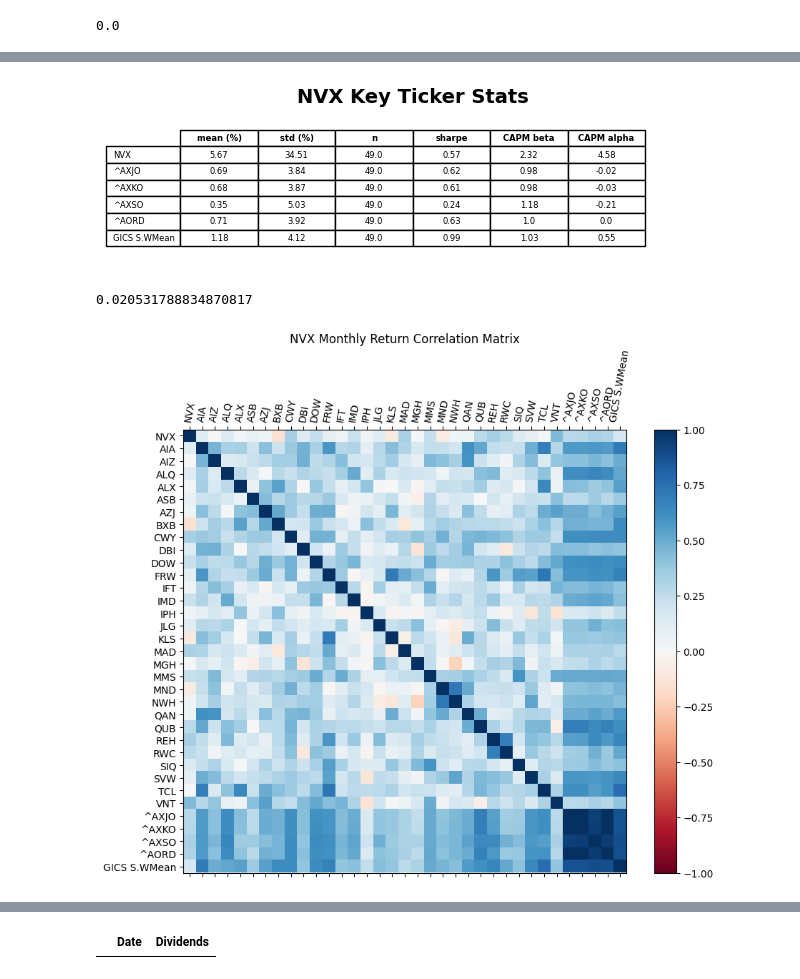
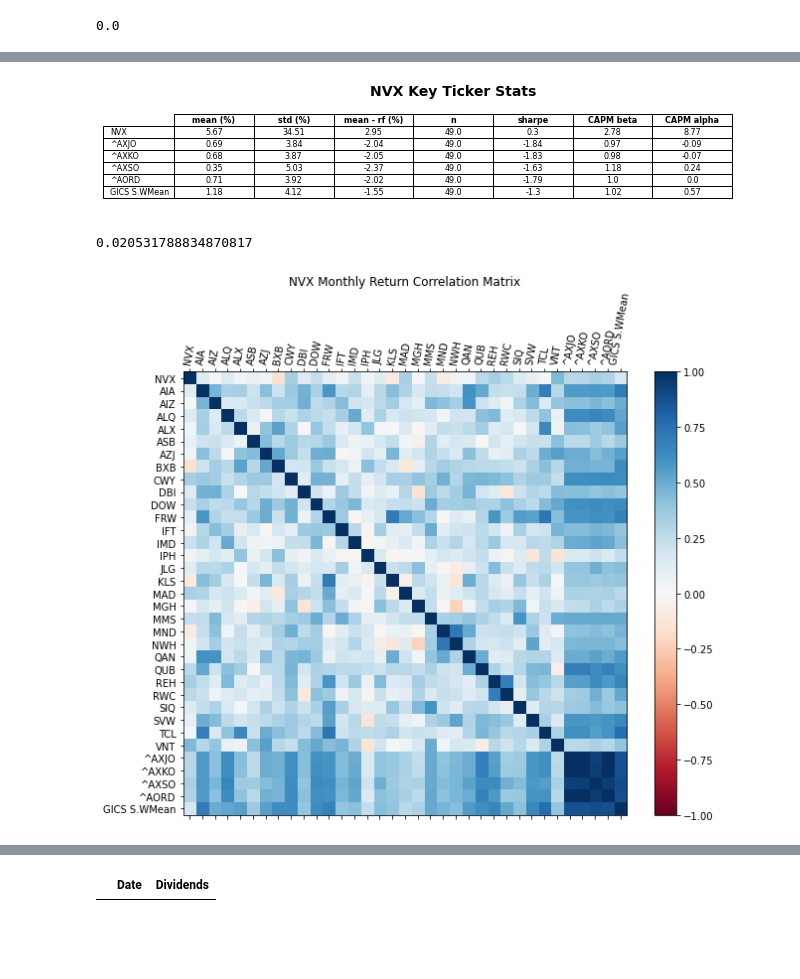
Before and after one commit to TGChenZP/HuangPu_EquityResearchPlatform, a Jupyter notebook: notebook/analysis.ipynb, the cells around one changed output, grey strips where cells are left out. Saved outputs shown, nothing was run; the diff lists cells and outputs as text; code cells hidden in the pictures; blank space fills up the shorter version.

Commit message:
fix: interest rate

```diff
--- a/notebook/analysis.ipynb
+++ b/notebook/analysis.ipynb
@@ -19,6 +19,28 @@ TICKER = 'NVX'
 first_end_of_quarter = '2020-06'
 last_end_of_quarter = '2024-06'
 historical_prices = {}
+# %%
+AU_interest_rate = pd.read_csv(
+    '../data/Australia 10-Year Bond Yield Historical Data.csv')
+
+AU_interest_rate['rf'] = AU_interest_rate['Price'].shift(-1)
+
+AU_interest_rate = AU_interest_rate.dropna()
+AU_interest_rate = AU_interest_rate[['Date', 'rf']]
+
+AU_interest_rate['Date'] = pd.to_datetime(
+    AU_interest_rate['Date'], dayfirst=True)
+
+AU_interest_rate_monthly = AU_interest_rate
+
+AU_interest_rate_quarterly = AU_interest_rate[AU_interest_rate['Date'].dt.month.isin([
+                                                                                     1, 4, 7, 10])]
+AU_interest_rate_annualy = AU_interest_rate[AU_interest_rate['Date'].dt.month.isin([
+                                                                                   1])]
+
+AU_interest_rate_monthly = AU_interest_rate_monthly.set_index('Date')
+AU_interest_rate_quarterly = AU_interest_rate_quarterly.set_index('Date')
+AU_interest_rate_annualy = AU_interest_rate_annualy.set_index('Date')
 # %%
 asx_companies_directory = pd.read_csv('../data/asx_companies_directory.csv')
 asx_companies_directory['Market Cap'] = asx_companies_directory['Market Cap'].apply(
@@ -190,15 +211,18 @@ $FRW.AX: possibly delisted; no price data found  (1d 2022-01-01 -> 2022-12-31) (
 # %%
 monthly_returns_df_dict = {}
 for ticker, price_df in historical_prices.items():
-    monthly_returns_df_dict[ticker] = get_return(price_df, 'M')
+    monthly_returns_df_dict[ticker] = get_return(
+        price_df, AU_interest_rate_monthly, 'M')
 
 quarterly_returns_df_dict = {}
 for ticker, price_df in historical_prices.items():
-    quarterly_returns_df_dict[ticker] = get_return(price_df, 'Q')
+    quarterly_returns_df_dict[ticker] = get_return(
+        price_df, AU_interest_rate_quarterly, 'Q')
 
 yearly_returns_df_dict = {}
 for ticker, price_df in historical_prices.items():
-    yearly_returns_df_dict[ticker] = get_return(price_df, 'Y')
+    yearly_returns_df_dict[ticker] = get_return(
+        price_df, AU_interest_rate_annualy, 'Y')
 # %%
 monthly_returns_df_dict = get_gics_industry_weighted_mean(
     monthly_returns_df_dict, TICKER, my_portfolio_tickers, same_gics_industry_weight_dict, index_tickers, 'M', comparable_tickers=comparable_tickers)
@@ -259,35 +346,35 @@ stats_df
 # %%
 # Assuming key_ticker_stats is already created from your DataFrame
 key_ticker_stats = stats_df.loc[[TICKER, '^AXJO',
                                  '^AXKO', '^AXSO', '^AORD'] + ['GICS I.WMean' if 'industry' in comparable_tickers['type'] else 'GICS S.WMean']]
 
 # Create the plot
-fig, ax = plt.subplots(figsize=(6, 2))  # Adjust figure size as needed
+fig, ax = plt.subplots(figsize=(10, 2))  # Adjust figure size as needed
 ax.axis('tight')
 ax.axis('off')
 
 # Create a table in the plot
 table = ax.table(cellText=key_ticker_stats.values,
                  colLabels=key_ticker_stats.columns,
                  rowLabels=key_ticker_stats.index,
                  cellLoc='center', loc='center')
 
 # Bold the header row
 for key, cell in table.get_celld().items():
     if key[0] == 0:  # This selects the header row
         cell.set_text_props(fontweight='bold')
 
 # Set the title with bold font
 plt.title(f"{TICKER} Key Ticker Stats", fontsize=14, fontweight='bold')
 
 # Save the plot as an image
 plt.savefig(
     f'../outputs/{TICKER}_key_ticker_stats_table.png', bbox_inches='tight', dpi=300)
 
 # Optionally display the plot
 plt.show()
 # %% [output]
-[figure, old version]
+[figure, new version]
 # %%
 ticker_mv['Market Cap ($bn)'].values[0] / \
     weighted_mean_df['Market Cap ($bn)'].values[0]
@@ -299,4 +386,4 @@ correlation_df, period_of_interest_return_df = historical_corr(
 # %%
 plot_correlation(correlation_df, ticker=TICKER)
 # %% [output]
-[figure, old version]
+[figure, new version]
```
Also changed, not shown: parts of 24 cells of this notebook, 1 other file.
